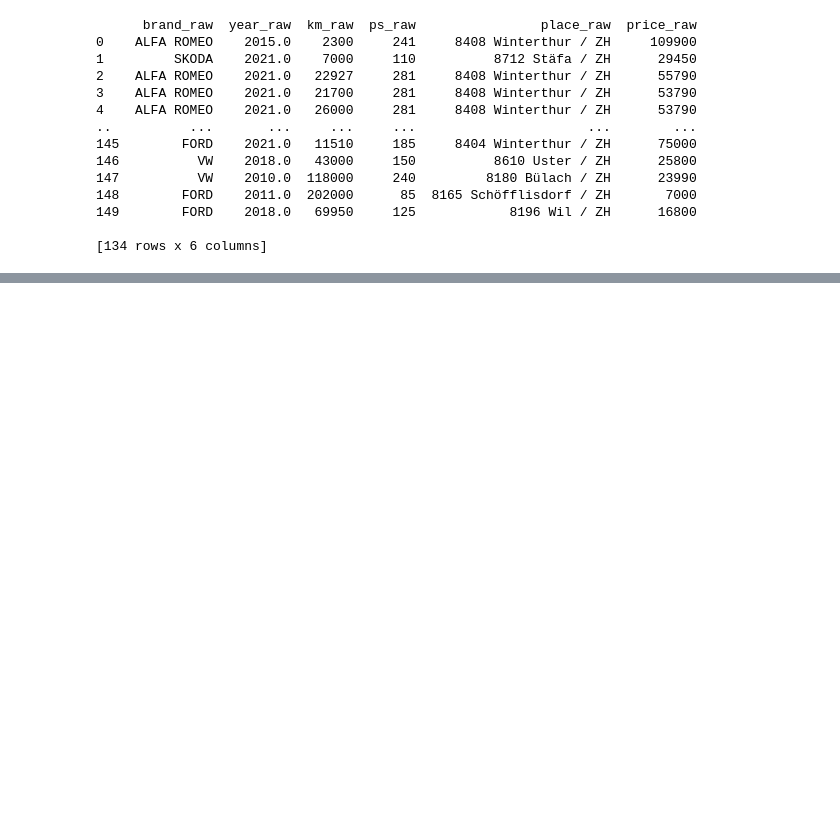
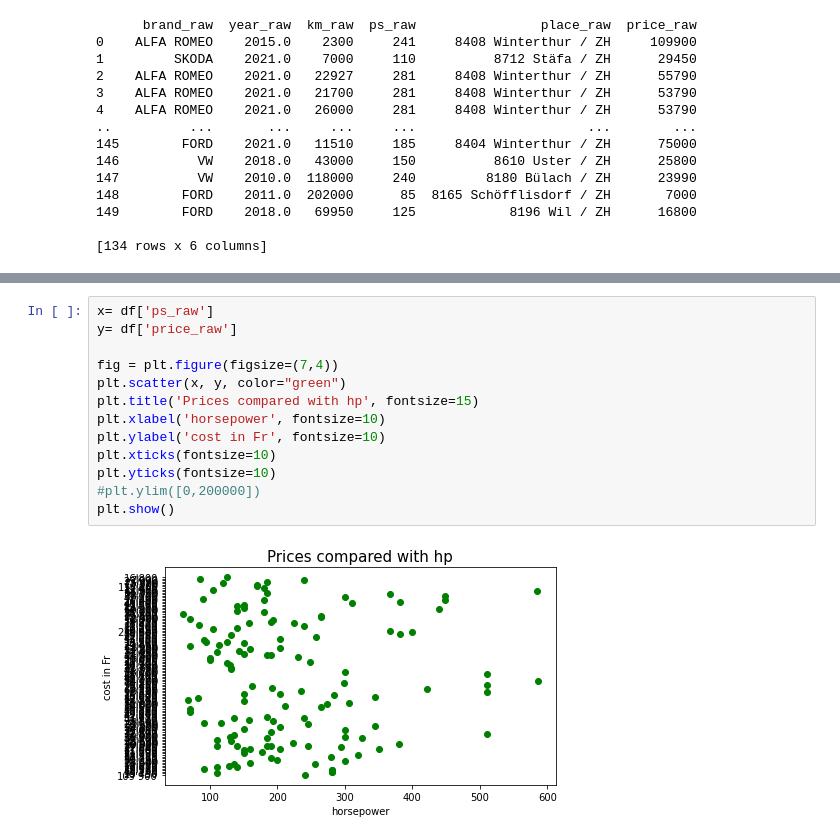
Before and after one commit to AleCecc/DA-SemesterProjekt, a Jupyter notebook: DA-Semesterprojekt.ipynb, the cells around one changed output, grey strips where cells are left out. Cells and saved outputs as stored; diff of their text form; blank space fills up the shorter version.

```diff
--- a/DA-Semesterprojekt.ipynb
+++ b/DA-Semesterprojekt.ipynb
@@ -190,0 +171,15 @@ cov
+# %%
+x= df['ps_raw']
+y= df['price_raw']
+
+fig = plt.figure(figsize=(7,4))
+plt.scatter(x, y, color="green")
+plt.title('Prices compared with hp', fontsize=15)
+plt.xlabel('horsepower', fontsize=10)
+plt.ylabel('cost in Fr', fontsize=10)
+plt.xticks(fontsize=10)
+plt.yticks(fontsize=10)
+#plt.ylim([0,200000])
+plt.show()
+# %% [output]
+[figure, added]
```
Also changed, not shown: parts of 11 cells of this notebook.
